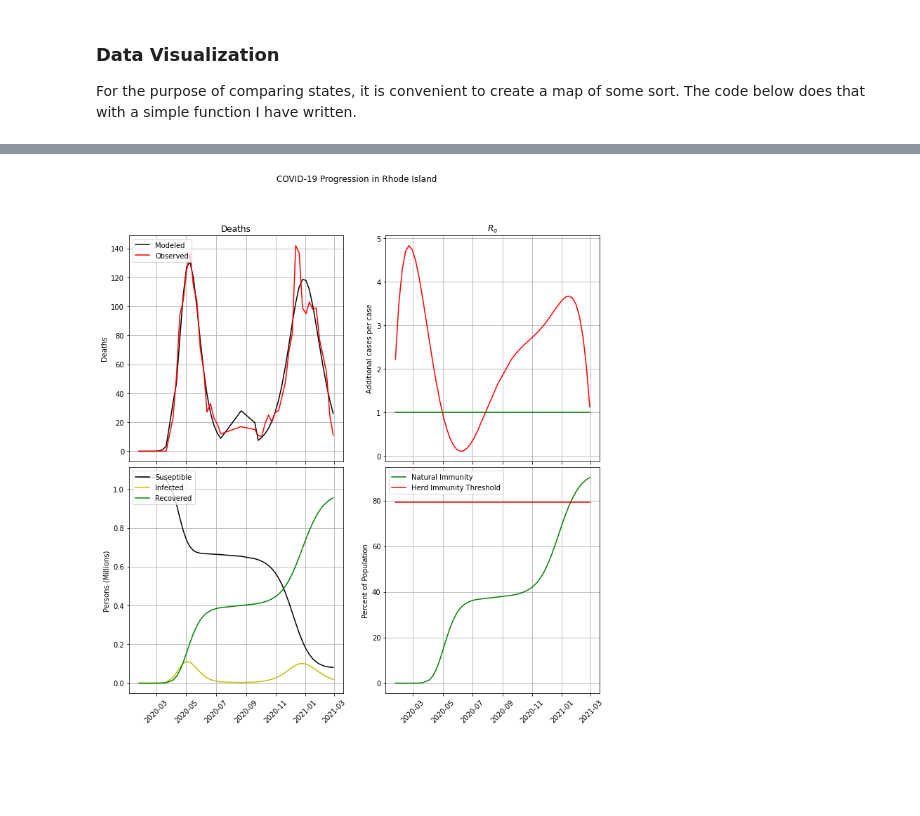
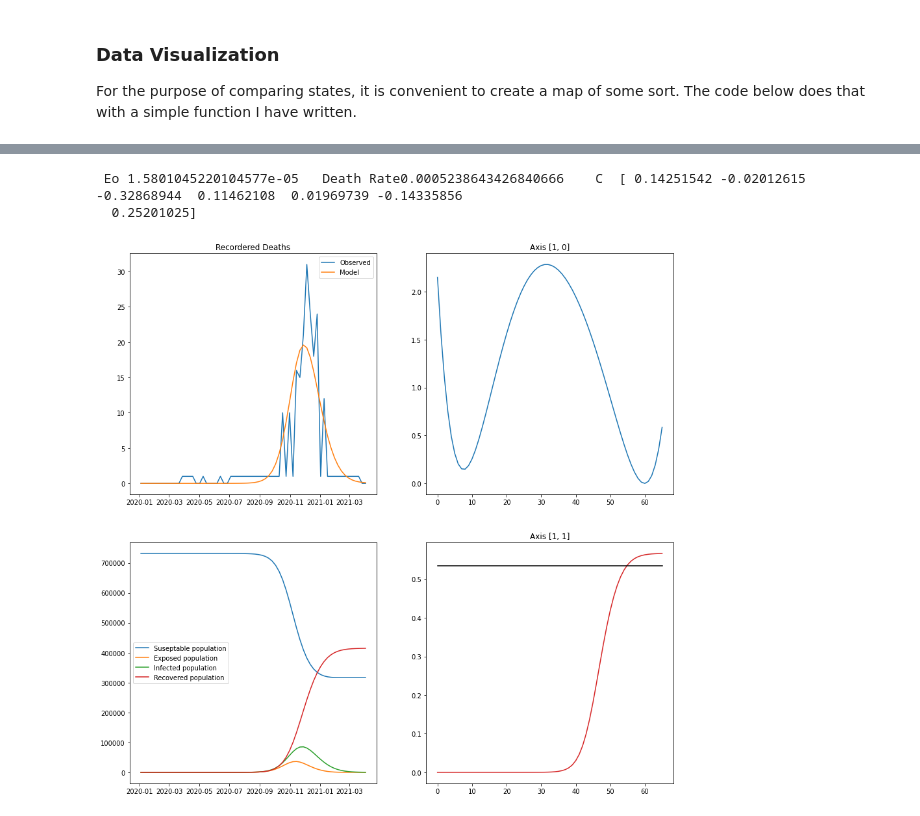
Before and after one commit to tjschweitzer/Sim_Modeling, a Jupyter notebook: covid/SEIR - Final Assignment.ipynb, the cells around one changed output, grey strips where cells are left out. Drawn from its saved outputs; the diff is of its cells as text; code cells hidden in the pictures; blank space fills up the shorter version.

```diff
--- a/covid/SEIR - Final Assignment.ipynb
+++ b/covid/SEIR - Final Assignment.ipynb
@@ -112,7 +126,11 @@ KeyError: 'DEATHS'
 
 from SEIR import *
 %matplotlib inline
-seir = SEIR_class()
-seir.plot_location("Rhode Island")
+seir = SEIR_class("data_file.pkl")
-# %% [output]
-[figure, removed]
+# %%
+
+seir.plot_location("Alaska")
+# %% [output]
+ Eo 1.5801045220104577e-05   Death Rate0.0005238643426840666    C  [ 0.14251542 -0.02012615 -0.32868944  0.11462108  0.01969739 -0.14335856
+  0.25201025]
+[figure, added]
```
Also changed, not shown: parts of 9 cells of this notebook, 8 other files.
